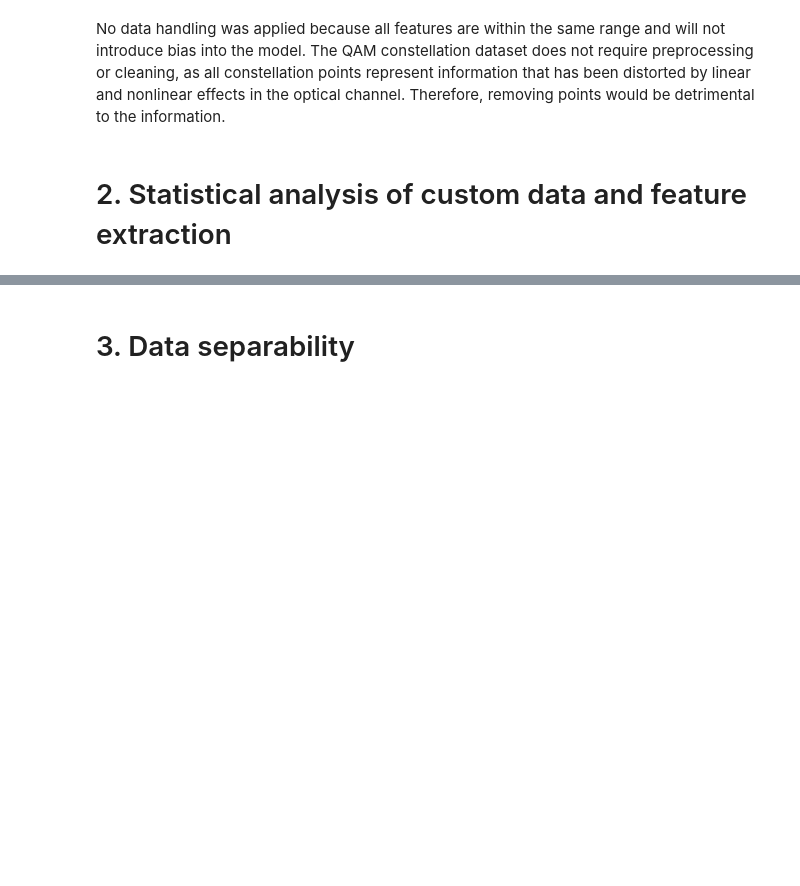
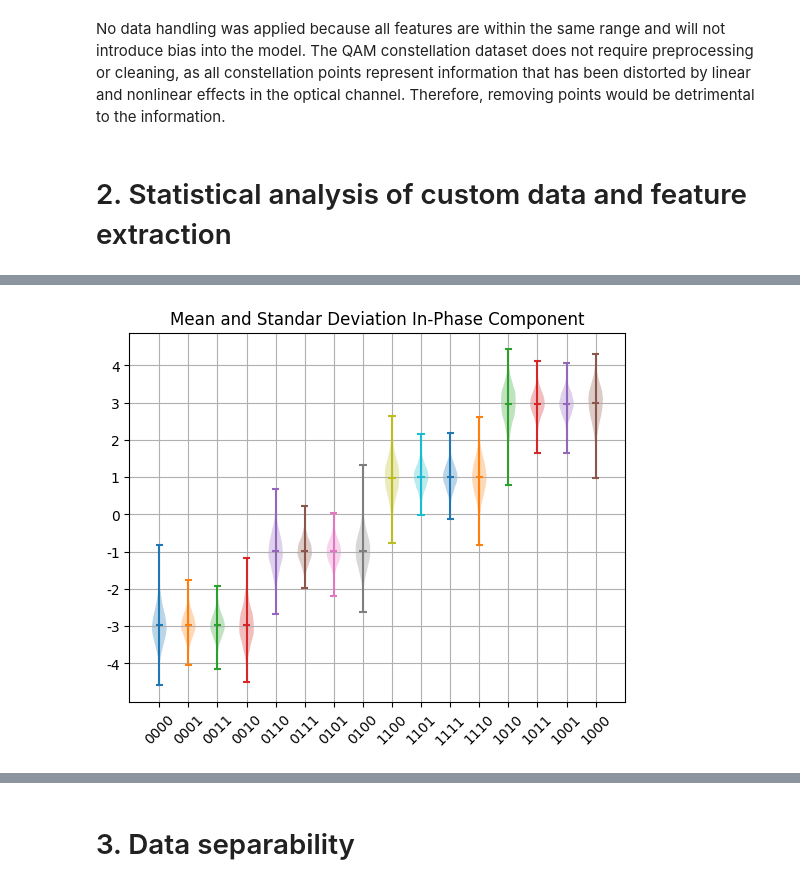
Before and after one commit to miguel-solarte/ScientificProgramming-ITM, a Jupyter notebook: Second_lab/Second_lab.ipynb, the cells around one changed output, grey strips where cells are left out. Cells and saved outputs as stored; diff of their text form; code cells hidden in the pictures; blank space fills up the shorter version.

```diff
--- a/Second_lab/Second_lab.ipynb
+++ b/Second_lab/Second_lab.ipynb
@@ -368,3 +367,7 @@ The constellation allows us to see the transmitted symbolsas a snapshot of the m
 No data handling was applied because all features are within the same range and will not introduce bias into the model. The QAM constellation dataset does not require preprocessing or cleaning, as all constellation points represent information that has been distorted by linear and nonlinear effects in the optical channel. Therefore, removing points would be detrimental to the information.
 # %% [markdown]
 # 2. Statistical analysis of custom data and feature extraction
+# %%
+#--------------------16QAM--------------------------
+path_16QAM = "../Data_constellations_m-QAM/Constellation_16QAM/ideal_contellation_16QAM.csv"
+df_const_16QAM = pd.read_csv(path_16QAM, dtype={1: str})
@@ -370,0 +394,32 @@ No data handling was applied because all features are within the same range and
+# %%
+data_16QAM = genfromtxt("../Data_constellations_m-QAM/Constellation_16QAM/sintetic_data_16QAM_level90/data_16QAM_SNR_15_level90.csv", delimiter = ',')
+labels_data_16QAM = data_16QAM[:,-1]
+# %%
+inphase_component_16QAM = data_16QAM[:,0]
+quadrature_16QAM = data_16QAM[:,1]
+# %%
+for i, j in enumerate(list(df_const_16QAM.labels_decimal)):
+    cluster_inphase_component_16QAM = inphase_component_16QAM[labels_data_16QAM == j]
+    plt.violinplot(cluster_inphase_component_16QAM, positions = [i], showmeans = True)
+
+
+plt.xticks(
+    ticks = np.unique(labels_data_16QAM),
+    labels = df_const_16QAM.labels_bin,
+    rotation = 45,
+    fontsize = 10
+)
+
+
+plt.yticks(
+    ticks = np.arange(-4, 5),
+    labels = np.arange(-4, 5),
+    fontsize = 10
+)
+
+plt.title("Mean and Standar Deviation In-Phase Component")
+
+plt.grid(True)
+plt.show()
+# %% [output]
+[figure, added]
```
Also changed, not shown: parts of 6 cells of this notebook.
